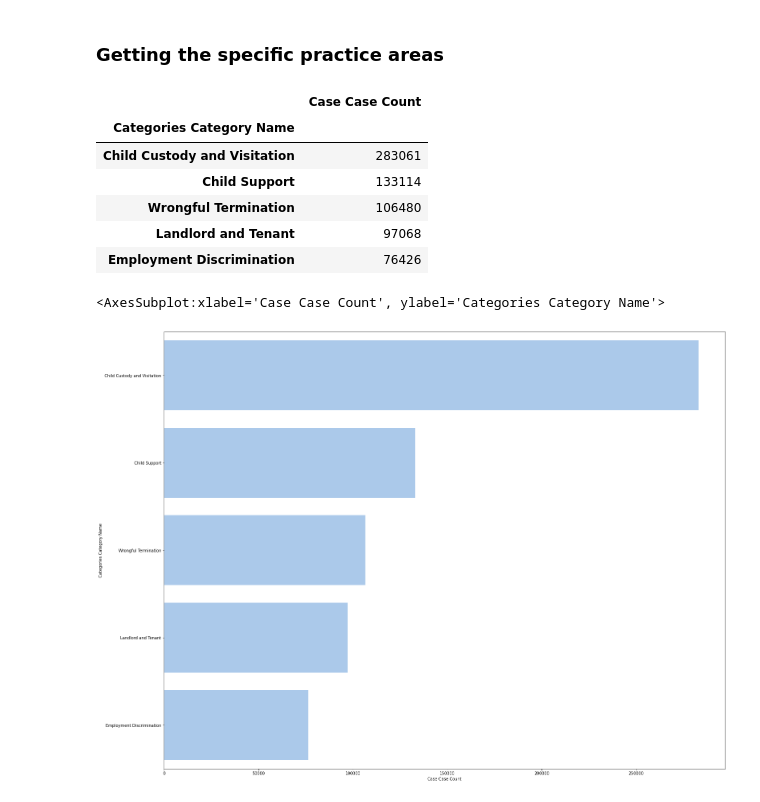
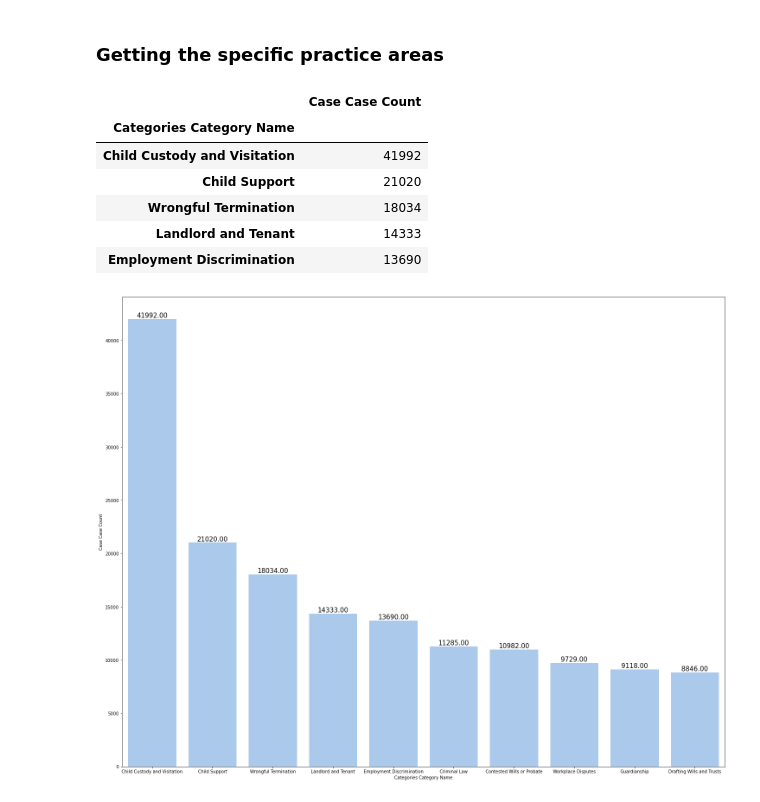
Before and after one commit to rapiinel/sales_rep_lead_preference, a Jupyter notebook: Checking the volume of client cases.ipynb, the cells around one changed output. Cells and saved outputs as stored; diff of their text form; code cells hidden in the pictures.

Commit message:
added attorney case category volume, for checking the allocation

```diff
--- a/Checking the volume of client cases.ipynb
+++ b/Checking the volume of client cases.ipynb
@@ -11,3 +11,5 @@ import matplotlib.pyplot as plt
 tqdm.pandas()
 # %%
 df = pd.read_excel(r'raw\Client Case\lm legalcase 2022-06-06T2054.xlsx', sheet_name = 'Sheet1')
+# %%
+df['Case Posted Month'] = pd.to_datetime(df['Case Posted Month'])
@@ -14,3 +20,5 @@ df = pd.read_excel(r'raw\Client Case\lm legalcase 2022-06-06T2054.xlsx', sheet_n
+# %%
+df = df[[True if x.year >= 2022 else False for x in df['Case Posted Month'] ]].copy()
 # %% [markdown]
 # Overall Case Count Trend
 # %%
@@ -46,15 +54,20 @@ case_practice_area_volume.head()
 # %% [output]
 |  | Case Case Count |
 | Categories Category Name |  |
-| Child Custody and Visitation | 283061 |
-| Child Support | 133114 |
-| Wrongful Termination | 106480 |
-| Landlord and Tenant | 97068 |
-| Employment Discrimination | 76426 |
+| Child Custody and Visitation | 41992 |
+| Child Support | 21020 |
+| Wrongful Termination | 18034 |
+| Landlord and Tenant | 14333 |
+| Employment Discrimination | 13690 |
 # %%
 sns.set_color_codes('pastel')
 plt.figure(figsize= (25,20))
-sns.barplot(data = case_practice_area_volume.head(), y = case_practice_area_volume.head().index, x = 'Case Case Count', color = 'b')
+ax = sns.barplot(data = case_practice_area_volume.head(10), x = case_practice_area_volume.head(10).index, y = 'Case Case Count', color = 'b')
+for bar in ax.patches:
+    ax.annotate(format(bar.get_height(), '.2f'),
+                   (bar.get_x() + bar.get_width() / 2,
+                    bar.get_height()), ha='center', va='center',
+                   size=15, xytext=(0, 8),
+                   textcoords='offset points')
 # %% [output]
-<AxesSubplot:xlabel='Case Case Count', ylabel='Categories Category Name'>
-[figure, old version]
+[figure, new version]
```
Also changed, not shown: parts of 3 cells of this notebook.
